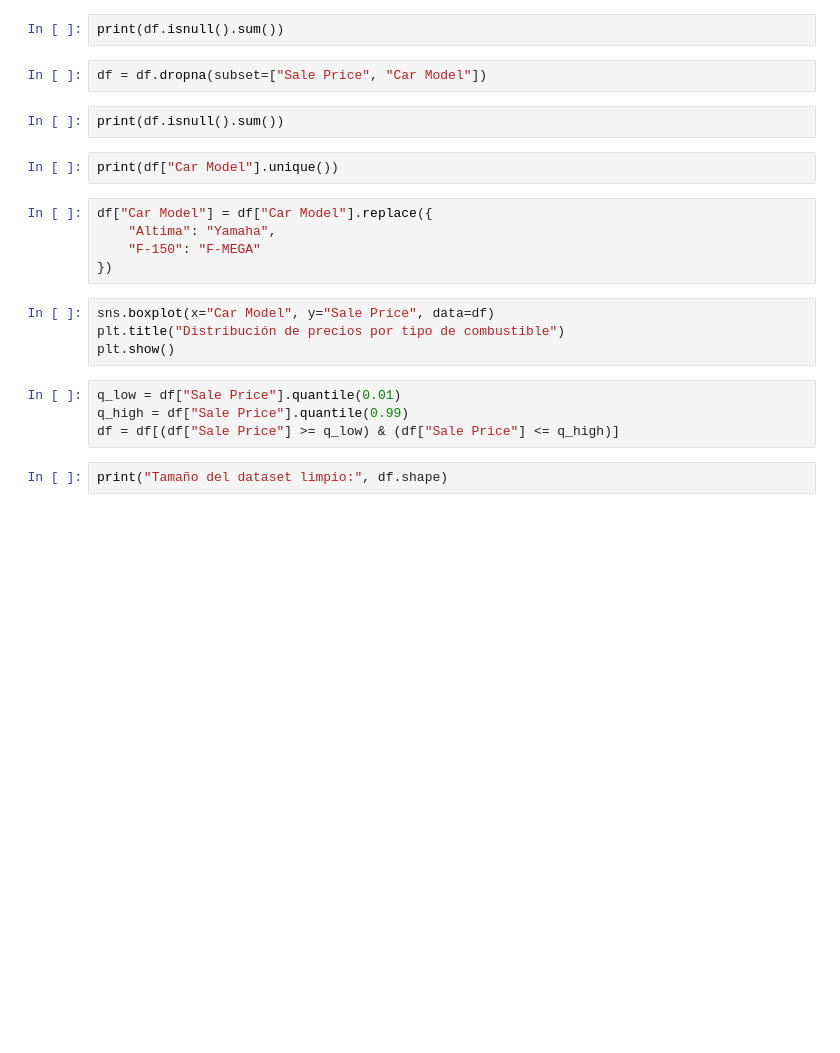
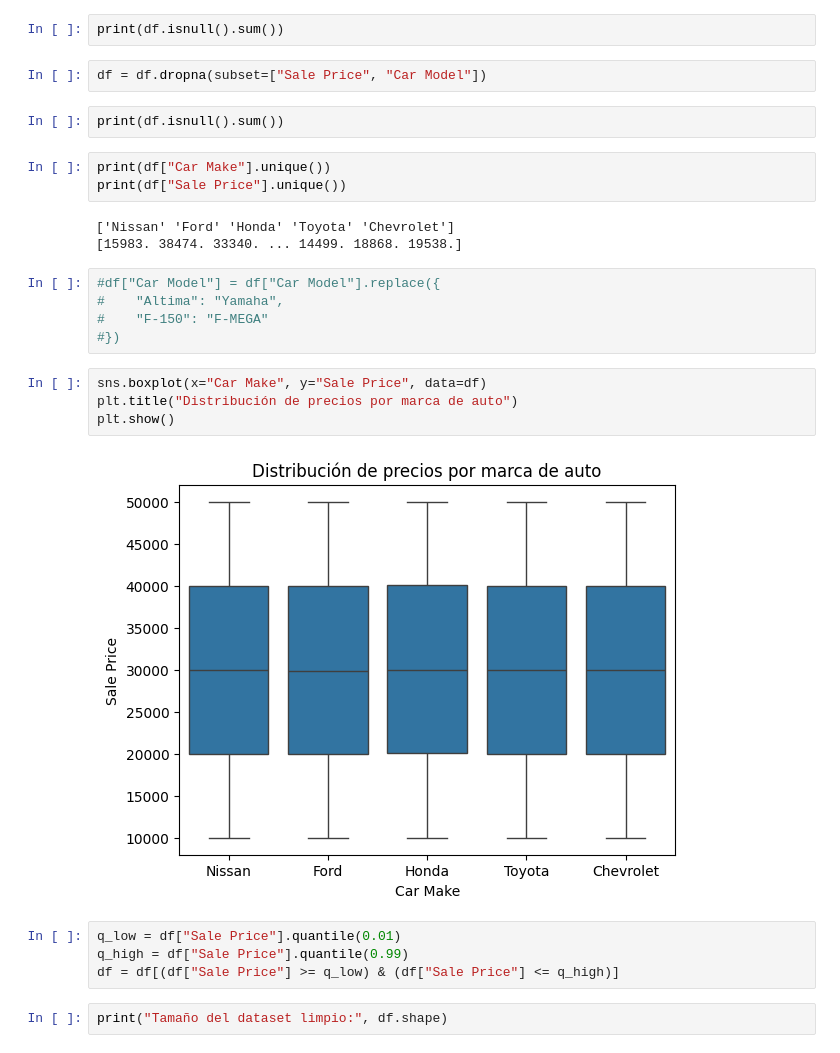
Before and after one commit to FreddyTurbins/lab_estaca_grupo2, a Jupyter notebook: main.ipynb, the cells around one changed output. Drawn from its saved outputs; the diff is of its cells as text; blank space fills up the shorter version.

```diff
--- a/main.ipynb
+++ b/main.ipynb
@@ -22,16 +54,22 @@ df = df.dropna(subset=["Sale Price", "Car Model"])
 # %%
 print(df.isnull().sum())
 # %%
-print(df["Car Model"].unique())
+print(df["Car Make"].unique())
+print(df["Sale Price"].unique())
+# %% [output]
+['Nissan' 'Ford' 'Honda' 'Toyota' 'Chevrolet']
+[15983. 38474. 33340. ... 14499. 18868. 19538.]
 # %%
-df["Car Model"] = df["Car Model"].replace({
-    "Altima": "Yamaha",
-    "F-150": "F-MEGA"
-})
+#df["Car Model"] = df["Car Model"].replace({
+#    "Altima": "Yamaha",
+#    "F-150": "F-MEGA"
+#})
 # %%
-sns.boxplot(x="Car Model", y="Sale Price", data=df)
-plt.title("Distribución de precios por tipo de combustible")
+sns.boxplot(x="Car Make", y="Sale Price", data=df)
+plt.title("Distribución de precios por marca de auto")
 plt.show()
+# %% [output]
+[figure, added]
 # %%
 q_low = df["Sale Price"].quantile(0.01)
 q_high = df["Sale Price"].quantile(0.99)
```
Also changed, not shown: parts of 6 cells of this notebook.
